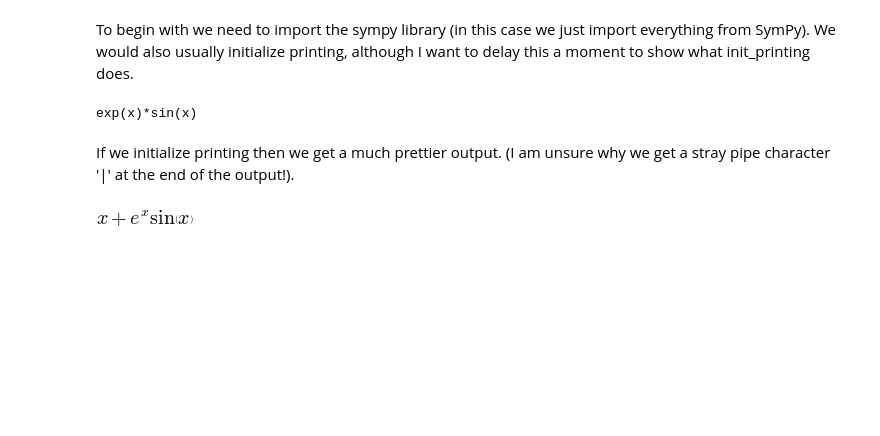
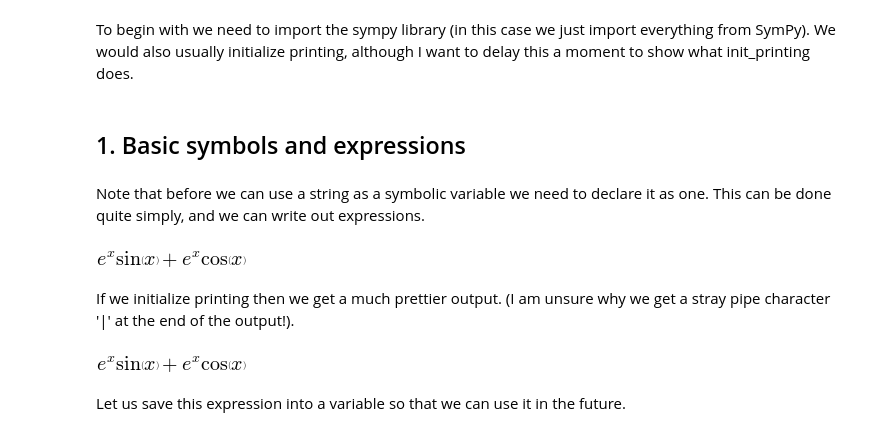
Before and after one commit to Davidjohnwilson/mathinvestigations, a Jupyter notebook: SymPy Investigation.ipynb, the cells around one changed output. Cells and saved outputs as stored; diff of their text form; code cells hidden in the pictures; blank space fills up the shorter version.

```diff
--- a/SymPy Investigation.ipynb
+++ b/SymPy Investigation.ipynb
@@ -11,16 +11,24 @@ To begin with we need to import the sympy library (in this case we just import e
 # %%
 from sympy import *
 #init_printing()
+# %% [markdown]
+## 1. Basic symbols and expressions
+# %% [markdown]
+Note that before we can use a string as a symbolic variable we need to declare it as one. This can be done quite simply, and we can write out expressions.
 # %%
 x = symbols('x')
-integrate(exp(x)*sin(x) + exp(x)*cos(x), x)
+exp(x)*sin(x) + exp(x)*cos(x)
 # %% [output]
-exp(x)*sin(x)
+[figure, added]
 # %% [markdown]
 If we initialize printing then we get a much prettier output. (I am unsure why we get a stray pipe character '|' at the end of the output!).
 # %%
 init_printing()
+# %%
+exp(x)*sin(x) + exp(x)*cos(x)
+# %% [output]
+[figure, added]
+# %% [markdown]
+Let us save this expression into a variable so that we can use it in the future.
 # %%
-integrate(exp(x)*sin(x) + exp(x)*cos(x)+1, x)
+f_exp = exp(x)*sin(x) + exp(x)*cos(x)
-# %% [output]
-[figure, removed]
```
Also changed, not shown: parts of 34 cells of this notebook.
